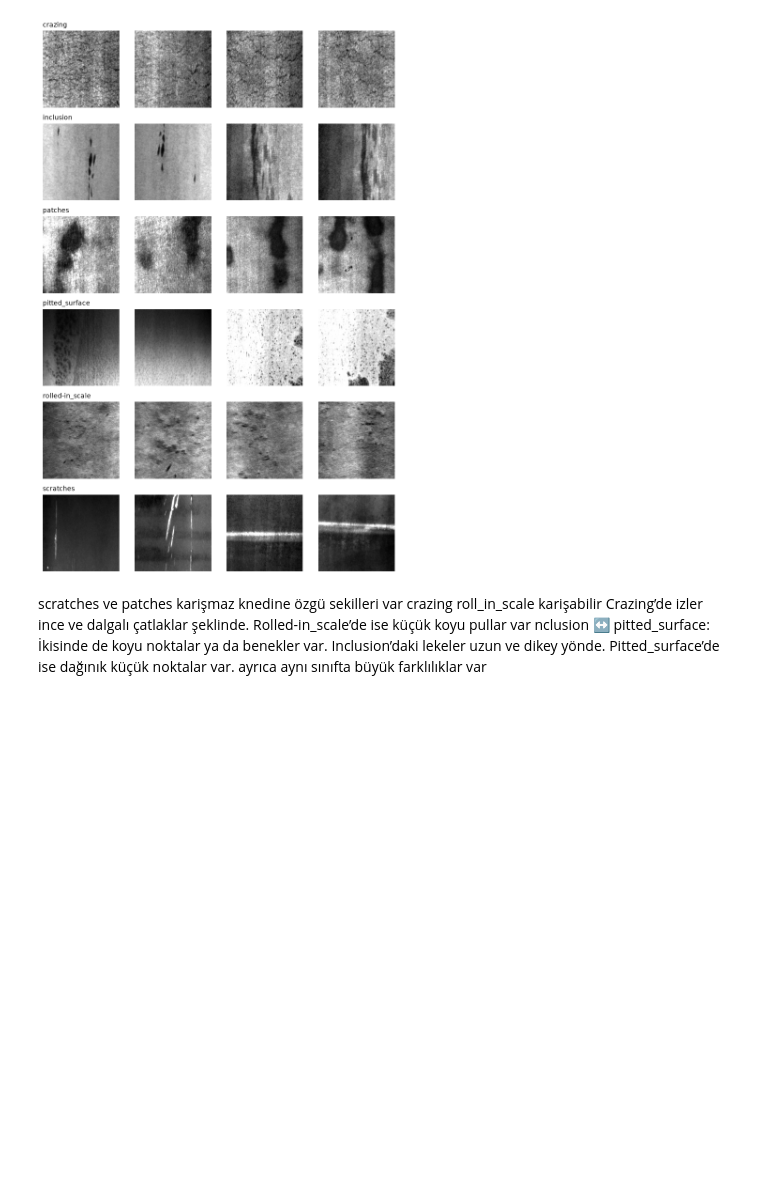
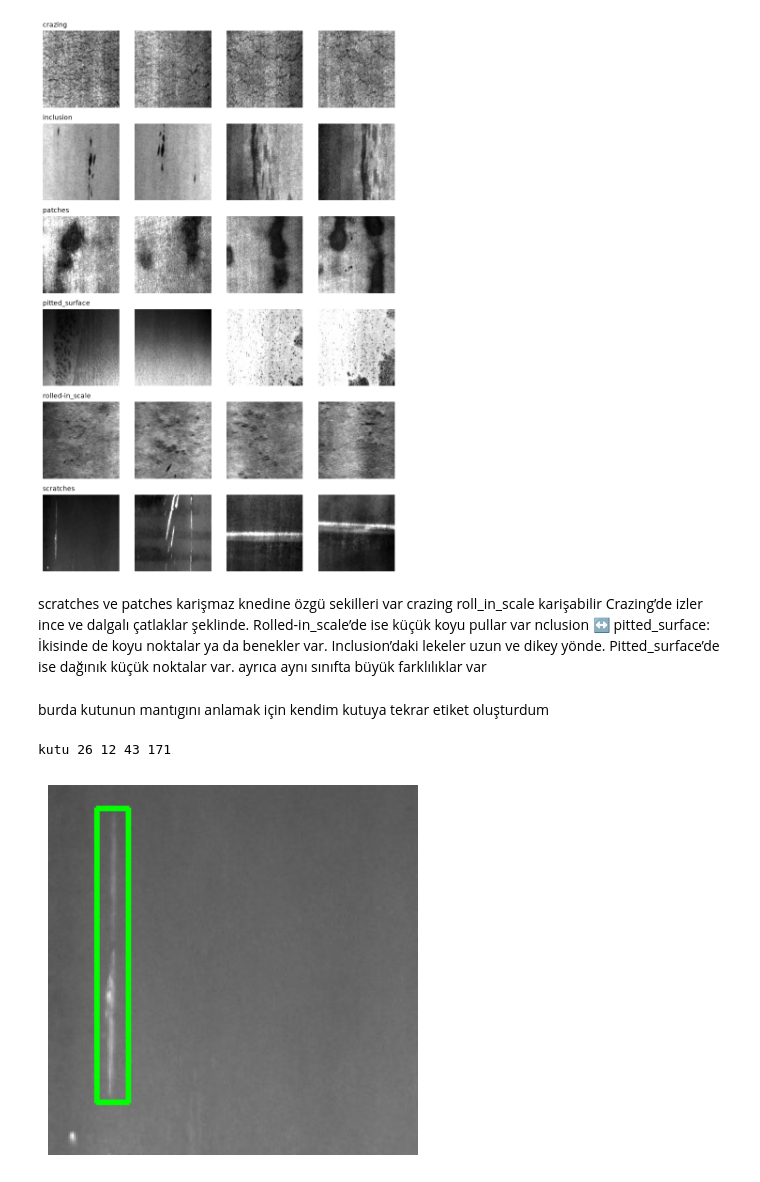
Before and after one commit to nurgulklc123/celik_yuzey_hata_tespiti, a Jupyter notebook: notebooks/01_eda.ipynb, the cells around one changed output. Cells and saved outputs as stored; diff of their text form; code cells hidden in the pictures; blank space fills up the shorter version.

```diff
--- a/notebooks/01_eda.ipynb
+++ b/notebooks/01_eda.ipynb
@@ -44,3 +50,25 @@ plt.show()
 [figure]
 # %% [markdown]
 scratches ve patches karişmaz knedine özgü sekilleri var  crazing roll_in_scale karişabilir Crazing’de izler ince ve dalgalı çatlaklar şeklinde. Rolled-in_scale’de ise küçük koyu pullar var nclusion ↔ pitted_surface: İkisinde de koyu noktalar ya da benekler var. Inclusion’daki lekeler uzun ve dikey yönde. Pitted_surface’de ise dağınık küçük noktalar var. ayrıca aynı sınıfta büyük farklılıklar var
+# %% [markdown]
+burda kutunun mantıgını anlamak için kendim kutuya tekrar etiket oluşturdum
+# %%
+import matplotlib.pyplot as plt
+import cv2
+img = cv2.imread(str(IMG_DIR/"scratches_1.jpg"))
+#xml den okudugumuz kutuyu elle yazıyoruz
+import xml.etree.ElementTree as ET
+root=ET.parse(ANN_DIR/"scratches_1.xml").getroot()
+box=root.find("object").find("bndbox")
+xmin=int(box.find("xmin").text)
+ymin=int(box.find("ymin").text)
+xmax=int(box.find("xmax").text)
+ymax=int(box.find("ymax").text)
+print("kutu",xmin,ymin,xmax,ymax)
+cv2.rectangle(img,(xmin,ymin),(xmax,ymax),(0,255,0),2)
+plt.imshow(img)
+plt.axis("off")
+plt.show()
+# %% [output]
+kutu 26 12 43 171
+[figure, added]
```
Also changed, not shown: parts of 9 cells of this notebook, 1 other file.
